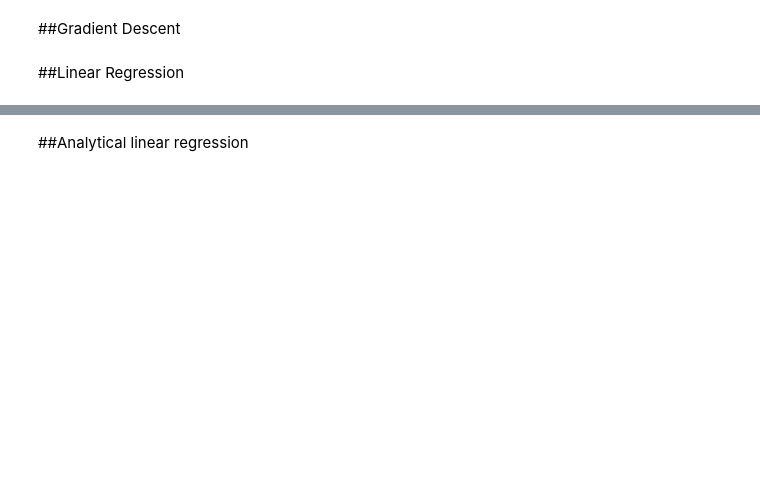
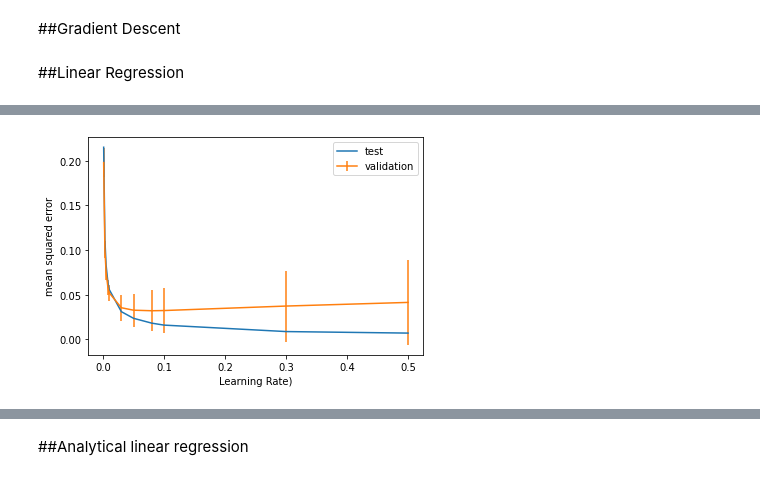
Before and after one commit to VenissaCarolQuadros/COMP551, a Jupyter notebook: COMP551_A1.ipynb, the cells around one changed output, grey strips where cells are left out. Saved outputs shown, nothing was run; the diff lists cells and outputs as text; code cells hidden in the pictures; blank space fills up the shorter version.

```diff
--- a/COMP551_A1.ipynb
+++ b/COMP551_A1.ipynb
@@ -197,0 +343,30 @@ print("Correlation:", df1.corr(method='pearson'))
+# %%
+train1=data2.sample(frac=0.8, random_state=200)
+test1=data2.drop(train1.index)
+
+X_train1= train1.iloc[:, :6].to_numpy(copy=True)
+Y_train1= train1.iloc[:, 6:].to_numpy(copy=True)
+
+X_test1= test1.iloc[:, :6].to_numpy(copy=True)
+Y_test1= test1.iloc[:, 6:].to_numpy(copy=True)
+# %%
+num_folds = 5
+model = LogisticRegression()
+learning_rates=[0.001, 0.003, 0.005, 0.008, 0.01, 0.03, 0.05, 0.08, 0.1, 0.3, 0.5]
+err_test, err_valid = np.zeros(len(learning_rates)), np.zeros((len(learning_rates), num_folds))
+for i, K in enumerate(learning_rates):
+    for f, (tr, val) in enumerate(cross_validate(X_train1.shape[0], num_folds)):
+        optimizer = GradientDescent(learning_rate=K, max_iters=5000, record_history=False)
+        W = model.fitGD(X_train1[tr, :], Y_train1[tr, :], optimizer)
+        err_valid[i, f] = model.cost_fn(np.c_[np.ones((X_train1[val]).shape[0]), (X_train1[val])] , np.squeeze(Y_train1[val]), W)
+    params = model.fitGD(X_train1[tr, :], Y_train1[tr, :], optimizer)
+    err_test[i]= model.cost_fn(np.c_[np.ones((X_test1).shape[0]), (X_test1)] , np.squeeze(Y_test1), W)
+
+plt.plot(learning_rates, err_test,  label='test')
+plt.errorbar(learning_rates, np.mean(err_valid, axis=1), np.std(err_valid, axis=1), label='validation')
+plt.legend()
+plt.xlabel('Learning Rate)')
+plt.ylabel('mean squared error')
+plt.show()
+# %% [output]
+[figure, added]
```
Also changed, not shown: parts of 36 cells of this notebook.
